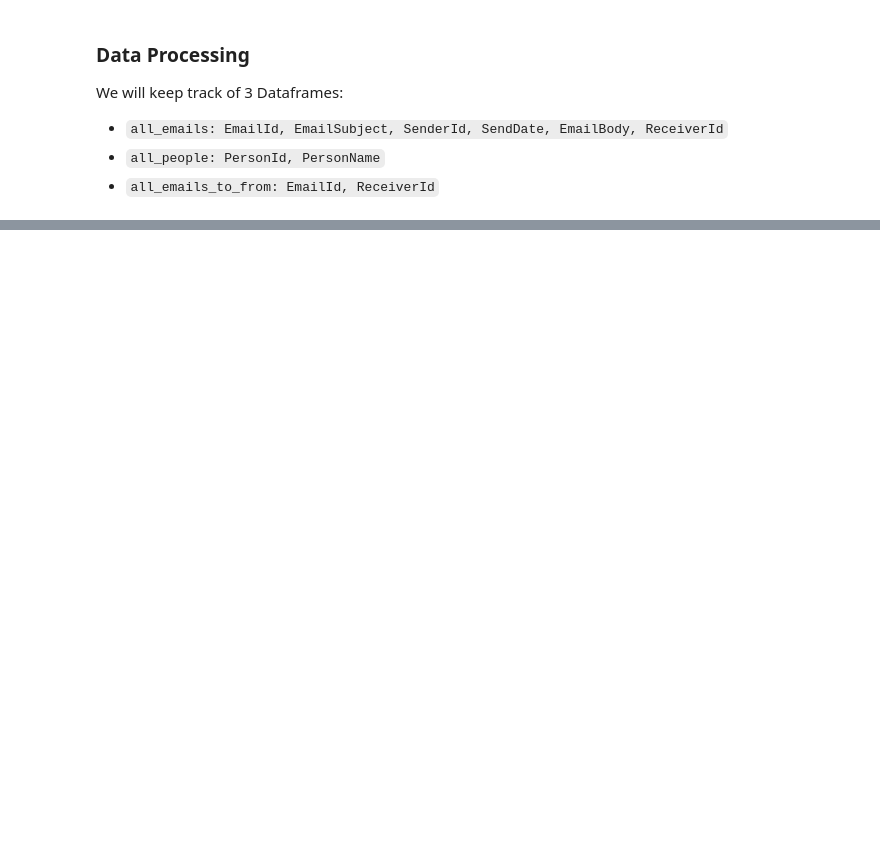
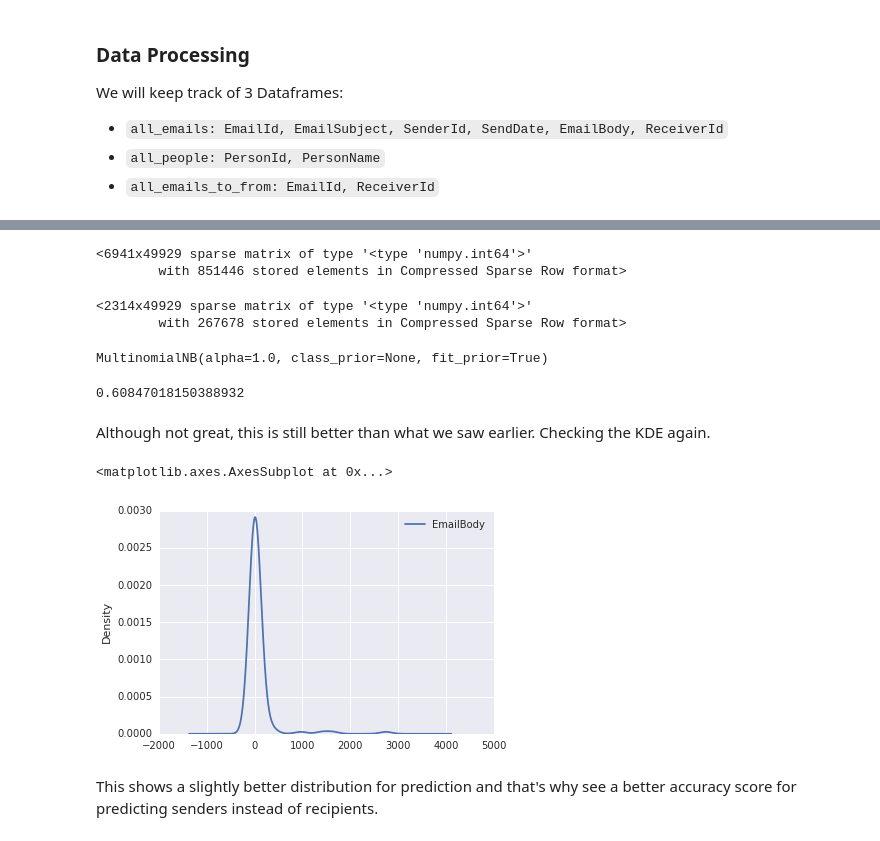
Before and after one commit to akshatgupta95/H-Emails, a Jupyter notebook: hillary-emails.ipynb, the cells around one changed output, grey strips where cells are left out. Drawn from its saved outputs; the diff is of its cells as text; code cells hidden in the pictures; blank space fills up the shorter version.

```diff
--- a/hillary-emails.ipynb
+++ b/hillary-emails.ipynb
@@ -63,0 +193,30 @@ WIP...
+# %%
+X_h_emails_train_dtm
+# %% [output]
+<6941x49929 sparse matrix of type '<type 'numpy.int64'>'
+        with 851446 stored elements in Compressed Sparse Row format>
+# %%
+X_h_emails_test_dtm
+# %% [output]
+<2314x49929 sparse matrix of type '<type 'numpy.int64'>'
+        with 267678 stored elements in Compressed Sparse Row format>
+# %%
+nb = MultinomialNB()
+
+nb.fit(X_h_emails_train_dtm, y_h_emails_train)
+# %% [output]
+MultinomialNB(alpha=1.0, class_prior=None, fit_prior=True)
+# %%
+y_pred_class_senders = nb.predict(X_h_emails_test_dtm)
+accuracy_score(y_pred_class_senders, y_h_emails_test)
+# %% [output]
+0.60847018150388932
+# %% [markdown]
+Although not great, this is still better than what we saw earlier. Checking the KDE again.
+# %%
+all_emails[['EmailBody', 'SenderId']].groupby('SenderId').count().plot(kind='kde')
+# %% [output]
+<matplotlib.axes.AxesSubplot at 0x...>
+[figure, added]
+# %% [markdown]
+This shows a slightly better distribution for prediction and that's why see a better accuracy score for predicting senders instead of recipients.
```
Also changed, not shown: parts of 30 cells of this notebook.
